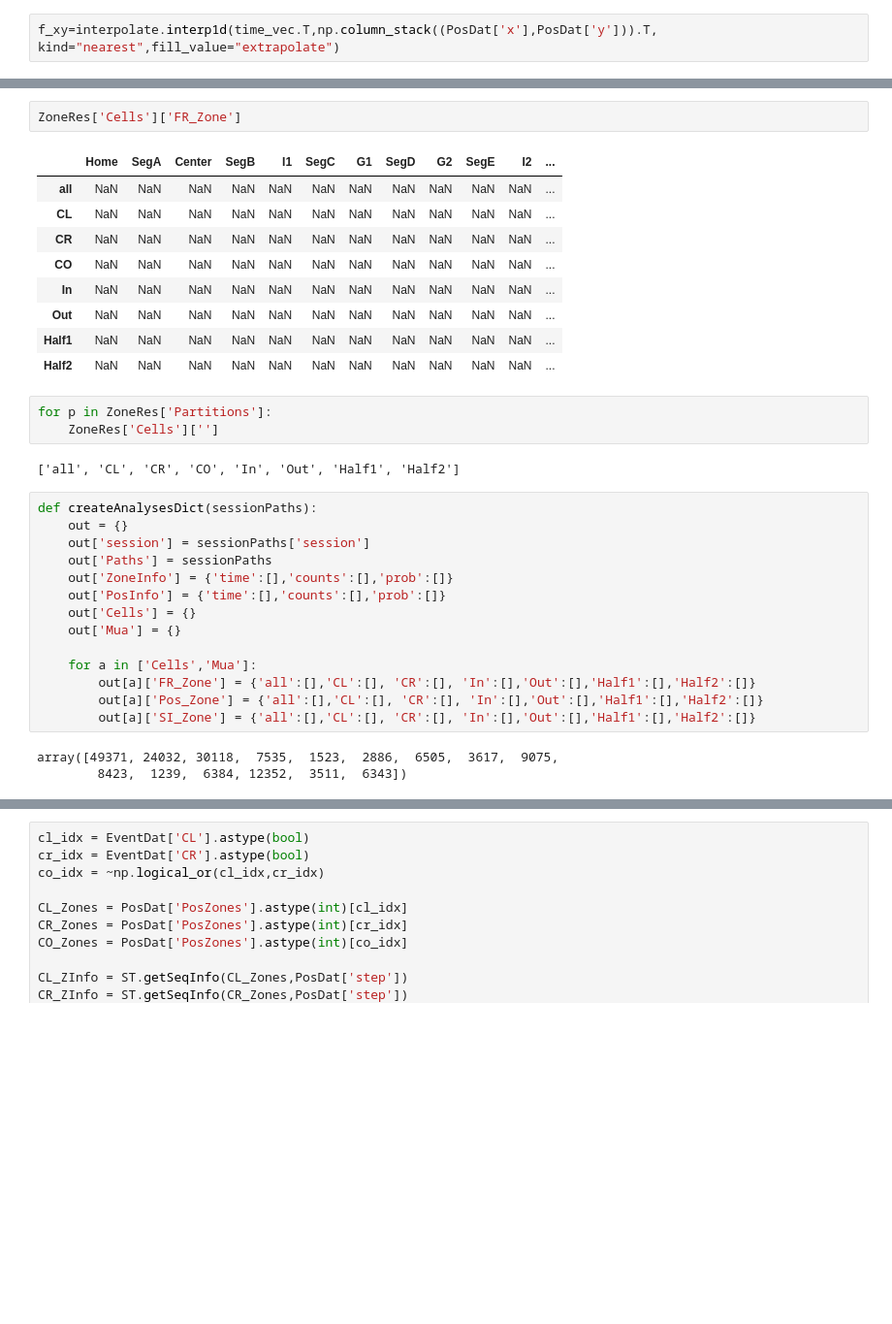
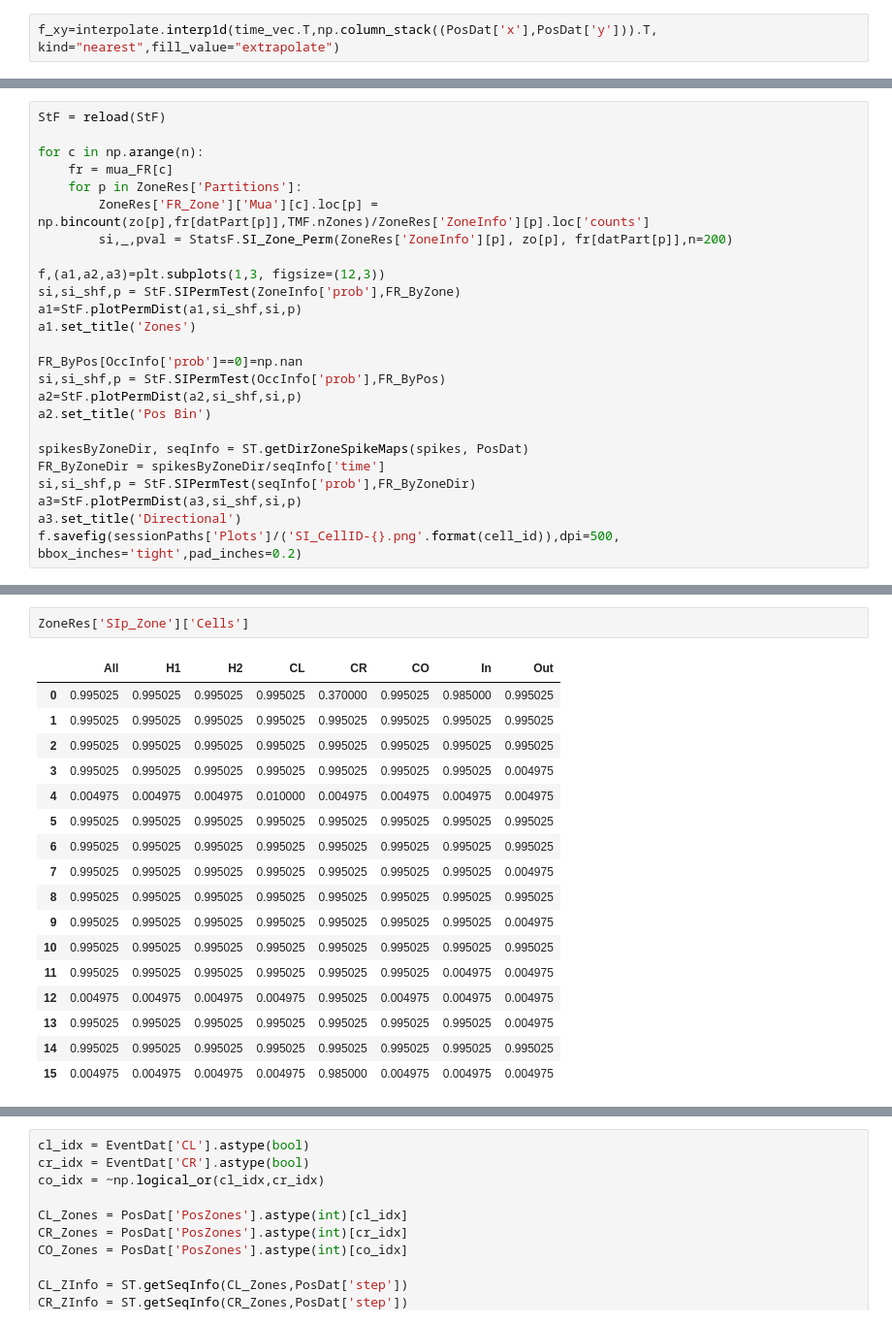
Before and after one commit to alexgonzl/TreeMazeAnalyses, a Jupyter notebook: Notebooks/Load_Data_Tests.ipynb, the cells around one changed output, grey strips where cells are left out. Shown at 97% size. Saved outputs shown, nothing was run; the diff lists cells and outputs as text; blank space fills up the shorter version.

```diff
--- a/Notebooks/Load_Data_Tests.ipynb
+++ b/Notebooks/Load_Data_Tests.ipynb
@@ -306,0 +458,25 @@ FR_ByZone = np.bincount(PosDat['PosZones'],smFR,TMF.nZones).astype(int)
+# %%
+StF = reload(StF)
+
+for c in np.arange(n):
+    fr = mua_FR[c]
+    for p in ZoneRes['Partitions']:
+        ZoneRes['FR_Zone']['Mua'][c].loc[p] = np.bincount(zo[p],fr[datPart[p]],TMF.nZones)/ZoneRes['ZoneInfo'][p].loc['counts']
+        si,_,pval = StatsF.SI_Zone_Perm(ZoneRes['ZoneInfo'][p], zo[p], fr[datPart[p]],n=200)
+
+f,(a1,a2,a3)=plt.subplots(1,3, figsize=(12,3))
+si,si_shf,p = StF.SIPermTest(ZoneInfo['prob'],FR_ByZone)
+a1=StF.plotPermDist(a1,si_shf,si,p)
+a1.set_title('Zones')
+
+FR_ByPos[OccInfo['prob']==0]=np.nan
+si,si_shf,p = StF.SIPermTest(OccInfo['prob'],FR_ByPos)
+a2=StF.plotPermDist(a2,si_shf,si,p)
+a2.set_title('Pos Bin')
+
+spikesByZoneDir, seqInfo = ST.getDirZoneSpikeMaps(spikes, PosDat)
+FR_ByZoneDir = spikesByZoneDir/seqInfo['time']
+si,si_shf,p = StF.SIPermTest(seqInfo['prob'],FR_ByZoneDir)
+a3=StF.plotPermDist(a3,si_shf,si,p)
+a3.set_title('Directional')
+f.savefig(sessionPaths['Plots']/('SI_CellID-{}.png'.format(cell_id)),dpi=500, bbox_inches='tight',pad_inches=0.2)
@@ -307,34 +485,20 @@ FR_ByZone = np.bincount(PosDat['PosZones'],smFR,TMF.nZones).astype(int)
 # %%
-ZoneRes['Cells']['FR_Zone']
+ZoneRes['SIp_Zone']['Cells']
 # %% [output]
-|  | Home | SegA | Center | SegB | I1 | SegC | G1 | SegD | G2 | SegE | I2 | ... |
-| all | NaN | NaN | NaN | NaN | NaN | NaN | NaN | NaN | NaN | NaN | NaN | ... |
-| CL | NaN | NaN | NaN | NaN | NaN | NaN | NaN | NaN | NaN | NaN | NaN | ... |
-| CR | NaN | NaN | NaN | NaN | NaN | NaN | NaN | NaN | NaN | NaN | NaN | ... |
-| CO | NaN | NaN | NaN | NaN | NaN | NaN | NaN | NaN | NaN | NaN | NaN | ... |
-| In | NaN | NaN | NaN | NaN | NaN | NaN | NaN | NaN | NaN | NaN | NaN | ... |
-| Out | NaN | NaN | NaN | NaN | NaN | NaN | NaN | NaN | NaN | NaN | NaN | ... |
-| Half1 | NaN | NaN | NaN | NaN | NaN | NaN | NaN | NaN | NaN | NaN | NaN | ... |
-| Half2 | NaN | NaN | NaN | NaN | NaN | NaN | NaN | NaN | NaN | NaN | NaN | ... |
+|  | All | H1 | H2 | CL | CR | CO | In | Out |
+| 0 | 0.995025 | 0.995025 | 0.995025 | 0.995025 | 0.370000 | 0.995025 | 0.985000 | 0.995025 |
+| 1 | 0.995025 | 0.995025 | 0.995025 | 0.995025 | 0.995025 | 0.995025 | 0.995025 | 0.995025 |
+| 2 | 0.995025 | 0.995025 | 0.995025 | 0.995025 | 0.995025 | 0.995025 | 0.995025 | 0.995025 |
+| 3 | 0.995025 | 0.995025 | 0.995025 | 0.995025 | 0.995025 | 0.995025 | 0.995025 | 0.004975 |
+| 4 | 0.004975 | 0.004975 | 0.004975 | 0.010000 | 0.004975 | 0.004975 | 0.004975 | 0.004975 |
+| 5 | 0.995025 | 0.995025 | 0.995025 | 0.995025 | 0.995025 | 0.995025 | 0.995025 | 0.995025 |
+| 6 | 0.995025 | 0.995025 | 0.995025 | 0.995025 | 0.995025 | 0.995025 | 0.995025 | 0.995025 |
+| 7 | 0.995025 | 0.995025 | 0.995025 | 0.995025 | 0.995025 | 0.995025 | 0.995025 | 0.004975 |
+| 8 | 0.995025 | 0.995025 | 0.995025 | 0.995025 | 0.995025 | 0.995025 | 0.995025 | 0.995025 |
+| 9 | 0.995025 | 0.995025 | 0.995025 | 0.995025 | 0.995025 | 0.995025 | 0.995025 | 0.004975 |
+| 10 | 0.995025 | 0.995025 | 0.995025 | 0.995025 | 0.995025 | 0.995025 | 0.995025 | 0.995025 |
+| 11 | 0.995025 | 0.995025 | 0.995025 | 0.995025 | 0.995025 | 0.995025 | 0.004975 | 0.004975 |
+| 12 | 0.004975 | 0.004975 | 0.004975 | 0.004975 | 0.995025 | 0.004975 | 0.004975 | 0.004975 |
+| 13 | 0.995025 | 0.995025 | 0.995025 | 0.995025 | 0.995025 | 0.995025 | 0.995025 | 0.004975 |
+| 14 | 0.995025 | 0.995025 | 0.995025 | 0.995025 | 0.995025 | 0.995025 | 0.995025 | 0.995025 |
+| 15 | 0.004975 | 0.004975 | 0.004975 | 0.004975 | 0.985000 | 0.004975 | 0.004975 | 0.004975 |
-# %%
-for p in ZoneRes['Partitions']:
-    ZoneRes['Cells']['']
-# %% [output]
-['all', 'CL', 'CR', 'CO', 'In', 'Out', 'Half1', 'Half2']
-# %%
-def createAnalysesDict(sessionPaths):
-    out = {}
-    out['session'] = sessionPaths['session']
-    out['Paths'] = sessionPaths
-    out['ZoneInfo'] = {'time':[],'counts':[],'prob':[]}
-    out['PosInfo'] = {'time':[],'counts':[],'prob':[]}
-    out['Cells'] = {}
-    out['Mua'] = {}
-
-    for a in ['Cells','Mua']:
-        out[a]['FR_Zone'] = {'all':[],'CL':[], 'CR':[], 'In':[],'Out':[],'Half1':[],'Half2':[]}
-        out[a]['Pos_Zone'] = {'all':[],'CL':[], 'CR':[], 'In':[],'Out':[],'Half1':[],'Half2':[]}
-        out[a]['SI_Zone'] = {'all':[],'CL':[], 'CR':[], 'In':[],'Out':[],'Half1':[],'Half2':[]}
-# %% [output]
-array([49371, 24032, 30118,  7535,  1523,  2886,  6505,  3617,  9075,
-        8423,  1239,  6384, 12352,  3511,  6343])
```
Also changed, not shown: parts of 23 cells of this notebook, 6 other files.
